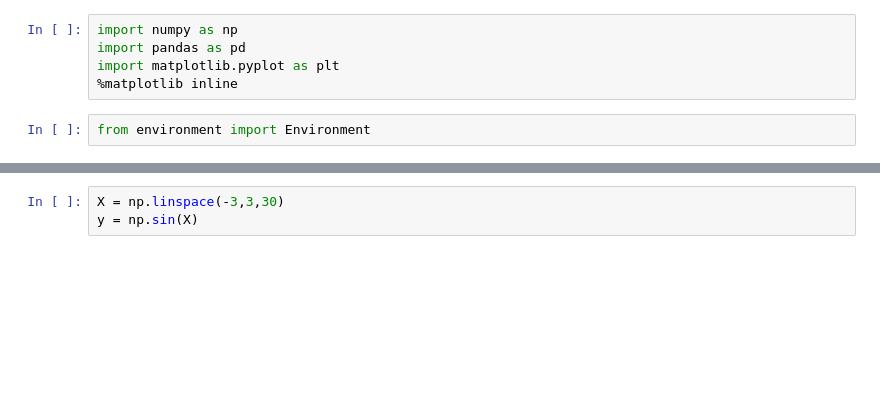
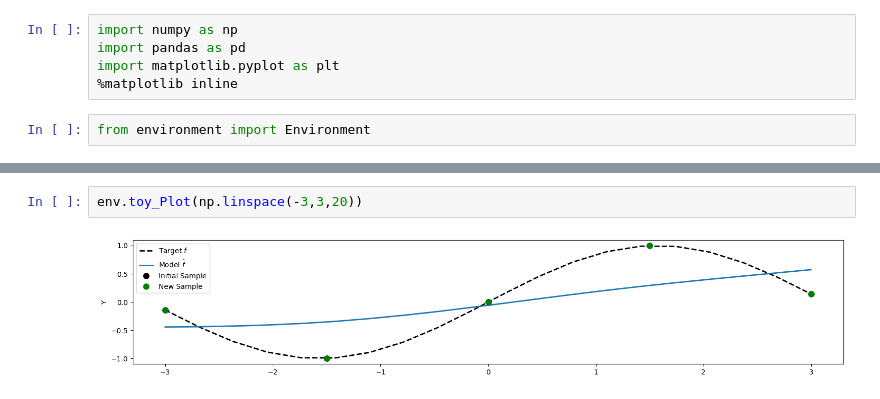
Before and after one commit to annnn-2/active_learning, a Jupyter notebook: arch_check.ipynb, the cells around one changed output, grey strips where cells are left out. Cells and saved outputs as stored; diff of their text form; blank space fills up the shorter version.

```diff
--- a/arch_check.ipynb
+++ b/arch_check.ipynb
@@ -8,3 +106,4 @@ from environment import Environment
 # %%
-X = np.linspace(-3,3,30)
-y = np.sin(X)
+env.toy_Plot(np.linspace(-3,3,20))
+# %% [output]
+[figure, added]
```
Also changed, not shown: parts of 17 cells of this notebook.
